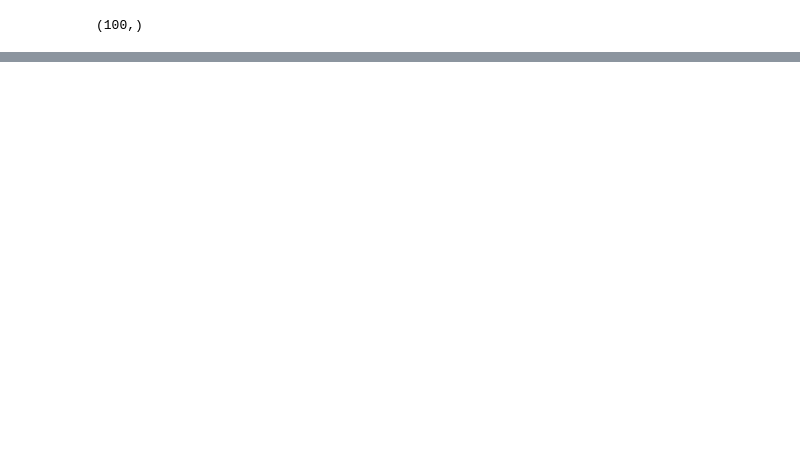
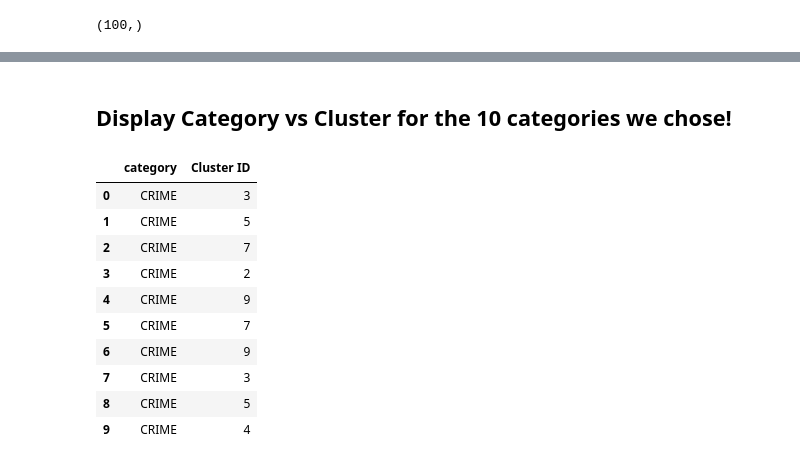
Before and after one commit to Harsha-Musunuri/Super-Influencers-of-Media-with-LSTM-BERT, a Jupyter notebook: LSTM_Encoder/UBS_LSTM_AutoEncoder.ipynb, the cells around one changed output, grey strips where cells are left out. Drawn from its saved outputs; the diff is of its cells as text; code cells hidden in the pictures; blank space fills up the shorter version.

```diff
--- a/LSTM_Encoder/UBS_LSTM_AutoEncoder.ipynb
+++ b/LSTM_Encoder/UBS_LSTM_AutoEncoder.ipynb
@@ -336,0 +352,2 @@ km.labels_.shape
+# %%
+FocusDataframe=Articles_100[["category", "headline"]]
@@ -336,0 +363,2 @@ km.labels_.shape
+# %%
+FocusDataframe['Cluster ID']=ClusterIDs.tolist()
@@ -336,0 +380,21 @@ km.labels_.shape
+# %%
+CategoryVSCluster=FocusDataframe[["category","Cluster ID"]]
+# %% [markdown]
+## Display Category vs Cluster for the 10 categories we chose!
+# %%
+cat=['CRIME', 'ENTERTAINMENT', 'WORLD NEWS', 'IMPACT', 'POLITICS',
+       'WEIRD NEWS', 'BLACK VOICES', 'WOMEN', 'COMEDY', 'QUEER VOICES']
+# %%
+CategoryVSCluster.loc[CategoryVSCluster['category'] == cat[0]].head(10)
+# %% [output]
+|  | category | Cluster ID |
+| 0 | CRIME | 3 |
+| 1 | CRIME | 5 |
+| 2 | CRIME | 7 |
+| 3 | CRIME | 2 |
+| 4 | CRIME | 9 |
+| 5 | CRIME | 7 |
+| 6 | CRIME | 9 |
+| 7 | CRIME | 3 |
+| 8 | CRIME | 5 |
+| 9 | CRIME | 4 |
```
Also changed, not shown: parts of 27 cells of this notebook.
